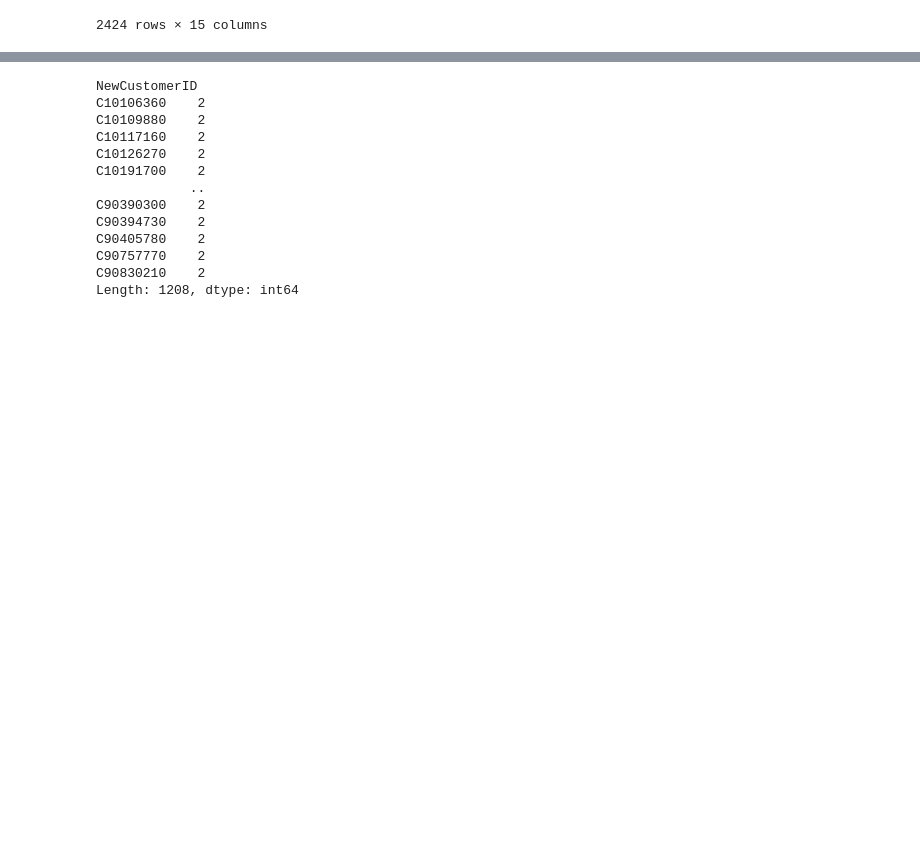
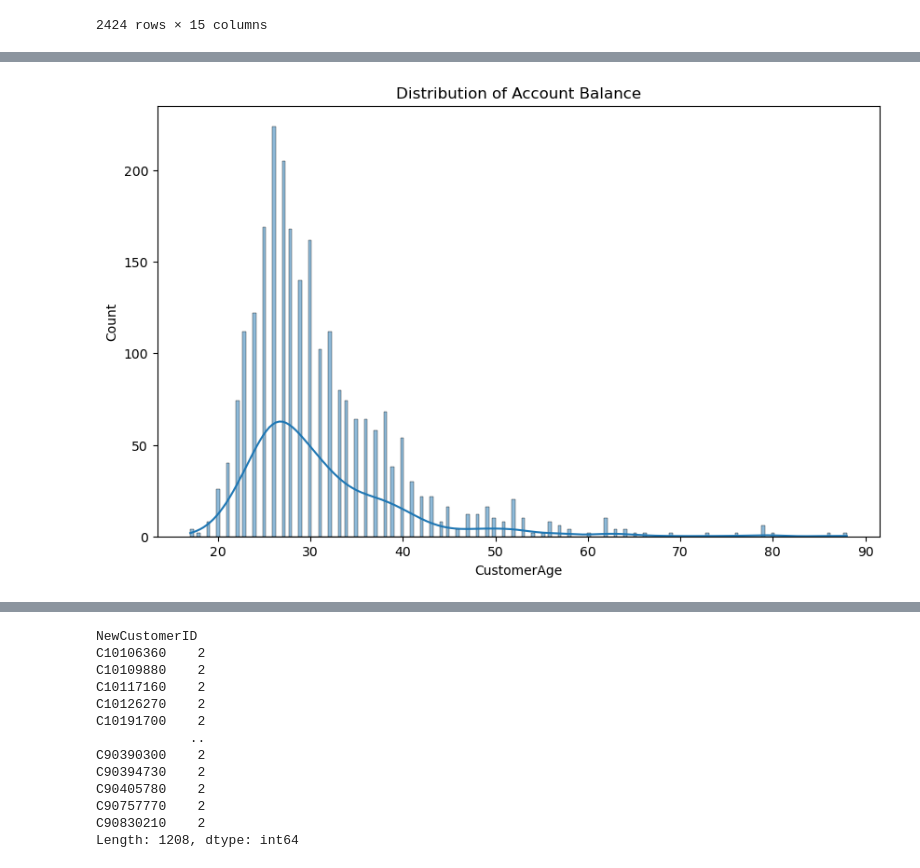
Before and after one commit to m1hammad/customer_segmentation, a Jupyter notebook: cust-seg.ipynb, the cells around one changed output, grey strips where cells are left out. Cells and saved outputs as stored; diff of their text form; code cells hidden in the pictures; blank space fills up the shorter version.

Commit message:
data cleaning and EDA done 2

```diff
--- a/cust-seg.ipynb
+++ b/cust-seg.ipynb
@@ -723,0 +738,9 @@ same_cust_data
+# %%
+plt.figure(figsize=(10, 6))
+sns.histplot(same_cust_data["CustomerAge"], bins=200, kde=True)
+# plt.ylim(10**-1)
+# plt.yscale("log")
+plt.title('Distribution of Account Balance')
+plt.show()
+# %% [output]
+[figure, added]
```
Also changed, not shown: parts of 5 cells of this notebook.
